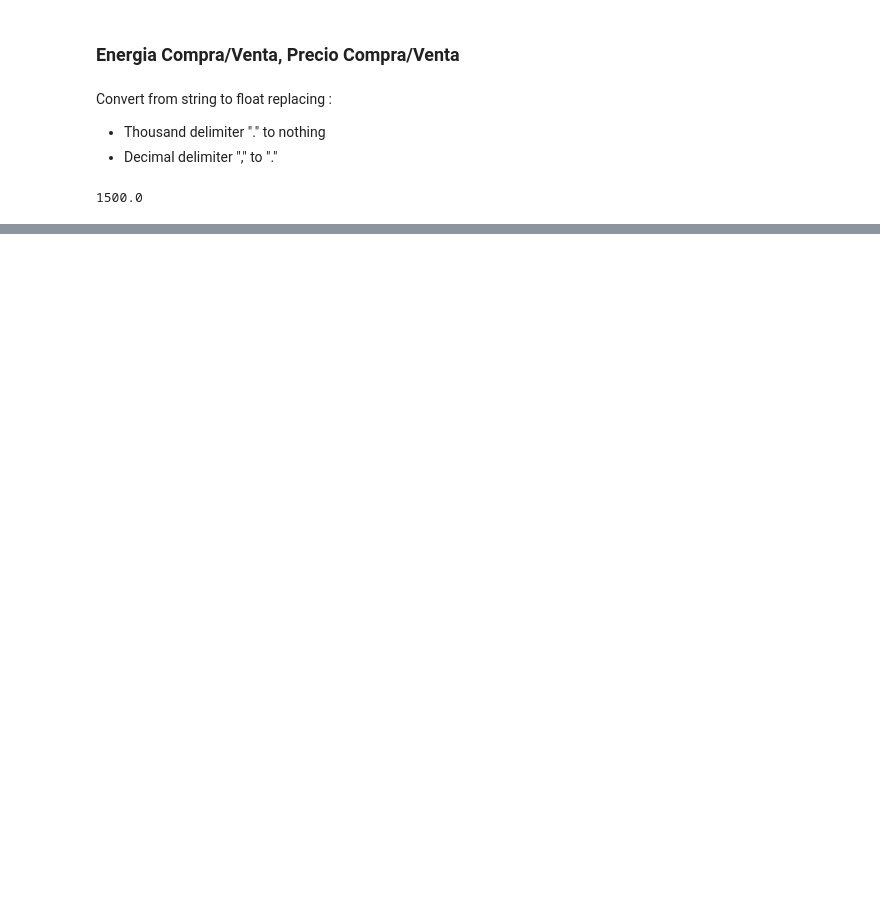
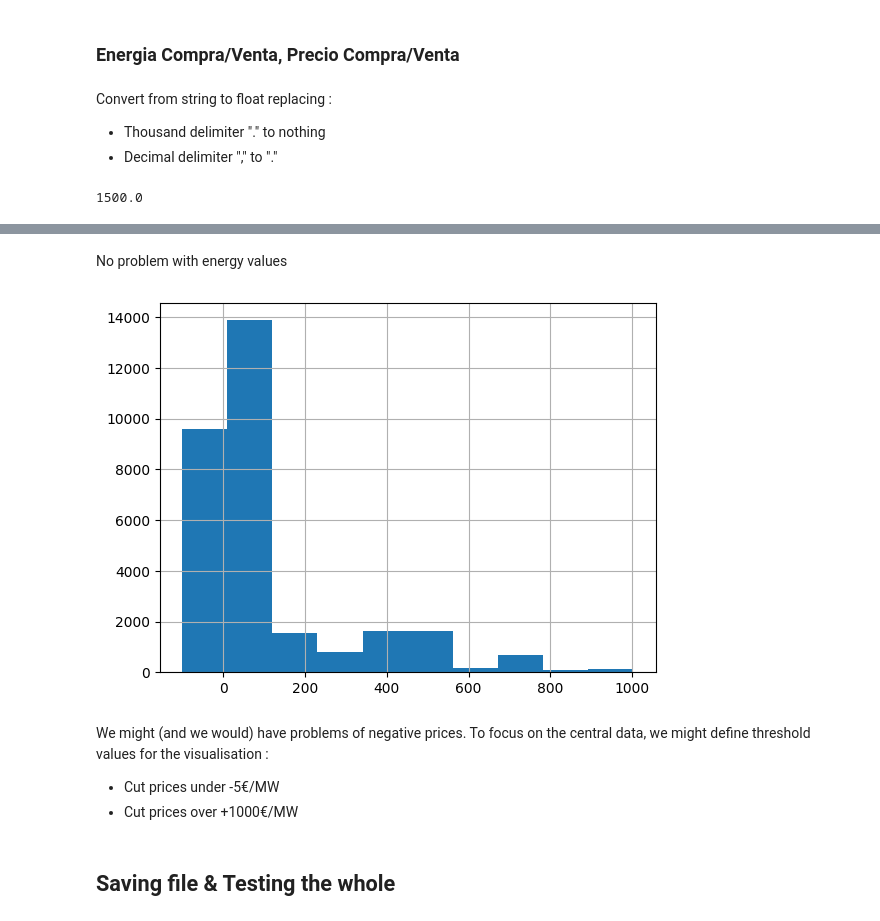
Before and after one commit to joseluissanchezr/analisis_datos, a Jupyter notebook: Grupo_3/data_cleaning.ipynb, the cells around one changed output, grey strips where cells are left out. Drawn from its saved outputs; the diff is of its cells as text; code cells hidden in the pictures; blank space fills up the shorter version.

```diff
--- a/Grupo_3/data_cleaning.ipynb
+++ b/Grupo_3/data_cleaning.ipynb
@@ -214,0 +96,10 @@ KeyError: 'anomaly'
+# %% [markdown]
+No problem with energy values
+# %%
+df["Precio Compra/Venta"].hist();
+# %% [output]
+[figure, added]
+# %% [markdown]
+We might (and we would) have problems of negative prices. To focus on the central data, we might define threshold values for the visualisation :
+* Cut prices under -5€/MW
+* Cut prices over +1000€/MW
@@ -214,0 +108,2 @@ KeyError: 'anomaly'
+# %% [markdown]
+## Saving file & Testing the whole
```
Also changed, not shown: parts of 26 cells of this notebook, 11 other files.
